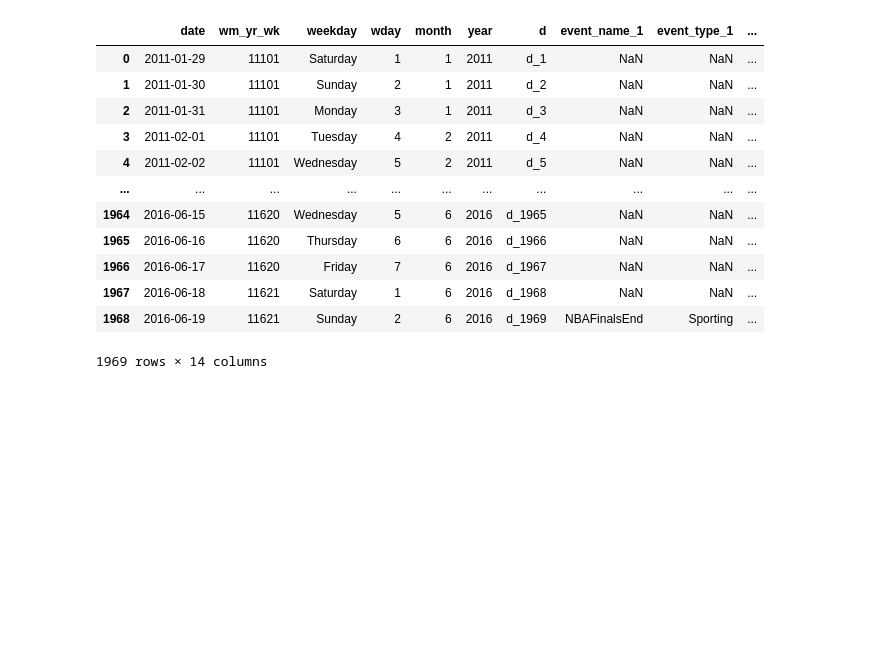
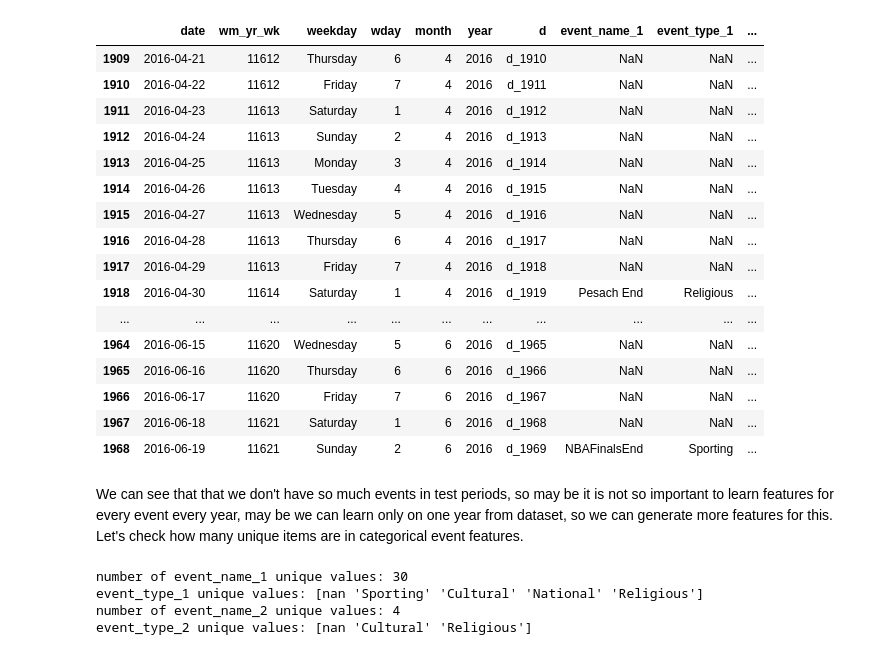
Before and after one commit to wzrd/m5-forecasting-competition, a Jupyter notebook: EDA.ipynb, the cells around one changed output. Drawn from its saved outputs; the diff is of its cells as text; code cells hidden in the pictures; blank space fills up the shorter version.

```diff
--- a/EDA.ipynb
+++ b/EDA.ipynb
@@ -4,21 +23,38 @@ import numpy as np
 # %%
-calendar = pd.read_csv('data/calendar.csv')
-sales_train_val = pd.read_csv('data/sales_train_validation.csv')
-sell_prices = pd.read_csv('data/sell_prices.csv')
-sample_submission = pd.read_csv('data/sample_submission.csv')
+DATA_DIR = "data"
+calendar = pd.read_csv(f'{DATA_DIR}/calendar.csv')
+sales_train_val = pd.read_csv(f'{DATA_DIR}/sales_train_validation.csv')
+sell_prices = pd.read_csv(f'{DATA_DIR}/sell_prices.csv')
+sample_submission = pd.read_csv(f'{DATA_DIR}/sample_submission.csv')
 # %%
-calendar
+calendar.tail(60)
 # %% [output]
 |  | date | wm_yr_wk | weekday | wday | month | year | d | event_name_1 | event_type_1 | ... |
-| 0 | 2011-01-29 | 11101 | Saturday | 1 | 1 | 2011 | d_1 | NaN | NaN | ... |
-| 1 | 2011-01-30 | 11101 | Sunday | 2 | 1 | 2011 | d_2 | NaN | NaN | ... |
-| 2 | 2011-01-31 | 11101 | Monday | 3 | 1 | 2011 | d_3 | NaN | NaN | ... |
-| 3 | 2011-02-01 | 11101 | Tuesday | 4 | 2 | 2011 | d_4 | NaN | NaN | ... |
-| 4 | 2011-02-02 | 11101 | Wednesday | 5 | 2 | 2011 | d_5 | NaN | NaN | ... |
+| 1909 | 2016-04-21 | 11612 | Thursday | 6 | 4 | 2016 | d_1910 | NaN | NaN | ... |
+| 1910 | 2016-04-22 | 11612 | Friday | 7 | 4 | 2016 | d_1911 | NaN | NaN | ... |
+| 1911 | 2016-04-23 | 11613 | Saturday | 1 | 4 | 2016 | d_1912 | NaN | NaN | ... |
+| 1912 | 2016-04-24 | 11613 | Sunday | 2 | 4 | 2016 | d_1913 | NaN | NaN | ... |
+| 1913 | 2016-04-25 | 11613 | Monday | 3 | 4 | 2016 | d_1914 | NaN | NaN | ... |
+| 1914 | 2016-04-26 | 11613 | Tuesday | 4 | 4 | 2016 | d_1915 | NaN | NaN | ... |
+| 1915 | 2016-04-27 | 11613 | Wednesday | 5 | 4 | 2016 | d_1916 | NaN | NaN | ... |
+| 1916 | 2016-04-28 | 11613 | Thursday | 6 | 4 | 2016 | d_1917 | NaN | NaN | ... |
+| 1917 | 2016-04-29 | 11613 | Friday | 7 | 4 | 2016 | d_1918 | NaN | NaN | ... |
+| 1918 | 2016-04-30 | 11614 | Saturday | 1 | 4 | 2016 | d_1919 | Pesach End | Religious | ... |
 | ... | ... | ... | ... | ... | ... | ... | ... | ... | ... | ... |
 | 1964 | 2016-06-15 | 11620 | Wednesday | 5 | 6 | 2016 | d_1965 | NaN | NaN | ... |
 | 1965 | 2016-06-16 | 11620 | Thursday | 6 | 6 | 2016 | d_1966 | NaN | NaN | ... |
 | 1966 | 2016-06-17 | 11620 | Friday | 7 | 6 | 2016 | d_1967 | NaN | NaN | ... |
 | 1967 | 2016-06-18 | 11621 | Saturday | 1 | 6 | 2016 | d_1968 | NaN | NaN | ... |
 | 1968 | 2016-06-19 | 11621 | Sunday | 2 | 6 | 2016 | d_1969 | NBAFinalsEnd | Sporting | ... |
-1969 rows × 14 columns
+# %% [markdown]
+We can see that that we don't have so much events in test periods, so may be it is not so important to learn features for every event every year, may be we can learn only on one year from dataset, so we can generate more features for this. Let's check how many unique items are in categorical event features.
+# %%
+print('number of event_name_1 unique values: {}'.format(calendar['event_name_1'].nunique()))
+print('event_type_1 unique values: {}'.format(calendar['event_type_1'].unique()))
+print('number of event_name_2 unique values: {}'.format(calendar['event_name_2'].nunique()))
+print('event_type_2 unique values: {}'.format(calendar['event_type_2'].unique()))
+# %% [output]
+number of event_name_1 unique values: 30
+event_type_1 unique values: [nan 'Sporting' 'Cultural' 'National' 'Religious']
+number of event_name_2 unique values: 4
+event_type_2 unique values: [nan 'Cultural' 'Religious']
```
Also changed, not shown: parts of 5 cells of this notebook.
